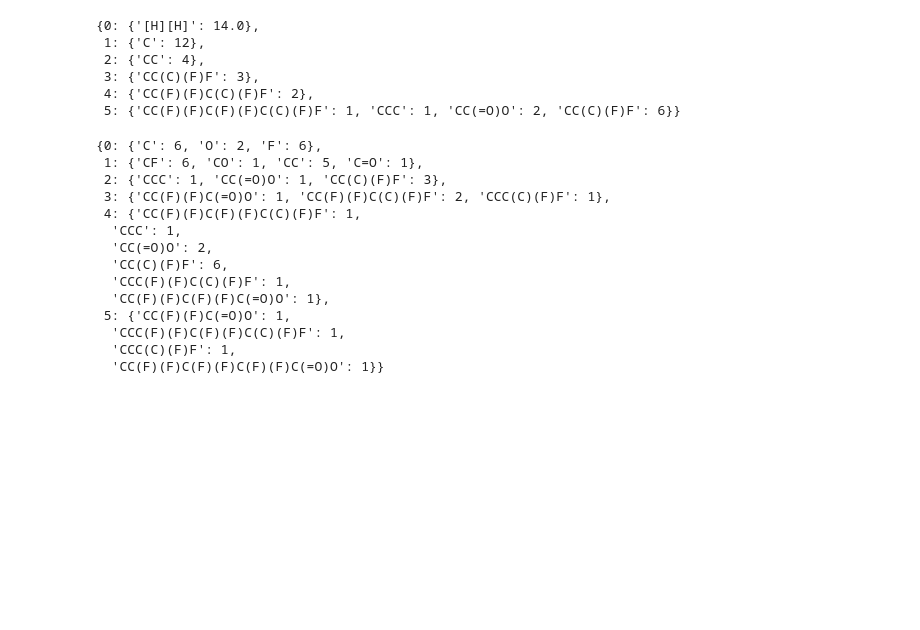
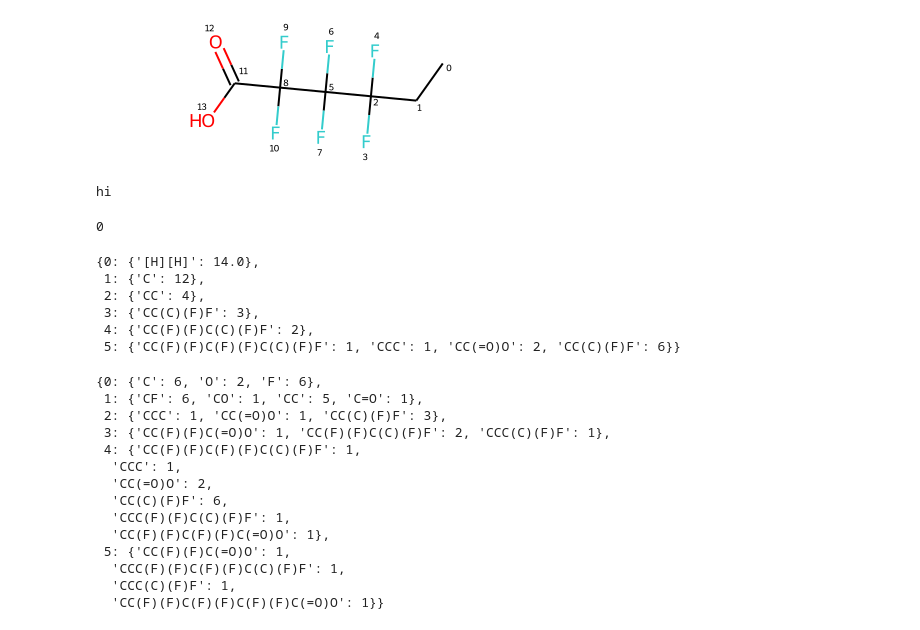
Before and after one commit to franklingoldsmith/autocbh, a Jupyter notebook: nightly/exploratory.ipynb, the cells around one changed output. Cells and saved outputs as stored; diff of their text form; code cells hidden in the pictures; blank space fills up the shorter version.

```diff
--- a/nightly/exploratory.ipynb
+++ b/nightly/exploratory.ipynb
@@ -25,0 +28,6 @@ m
+# %%
+am = Chem.AddHs(m)
+am = Chem.RemoveAllHs(am)
+am
+# %% [output]
+[figure, added]
@@ -26,3 +39,21 @@ m
+# %%
+if True in [m2.HasSubstructMatch(Chem.MolFromSmiles(r)) for r in set(ls)]:
+    print('hi')
+# %% [output]
+hi
+# %%
+a = m.GetAtomWithIdx(5)
+a.GetImplicitValence()
+##
+# 1. generate mol from graph
+# 2. get implicit valence's of each atom
+# 3. AddHs
+# 4. change H's attached to idx of atom w implict valence with new saturation atom
+# 5. generate smiles
+
+# This may be able to extend to Bjarne's problem with Pt bonding multiple ways
+# %% [output]
+0
 # %%
 cbh = buildCBH(pfas, 1)
 # %%
```
Also changed, not shown: parts of 4 cells of this notebook, 2 other files.
